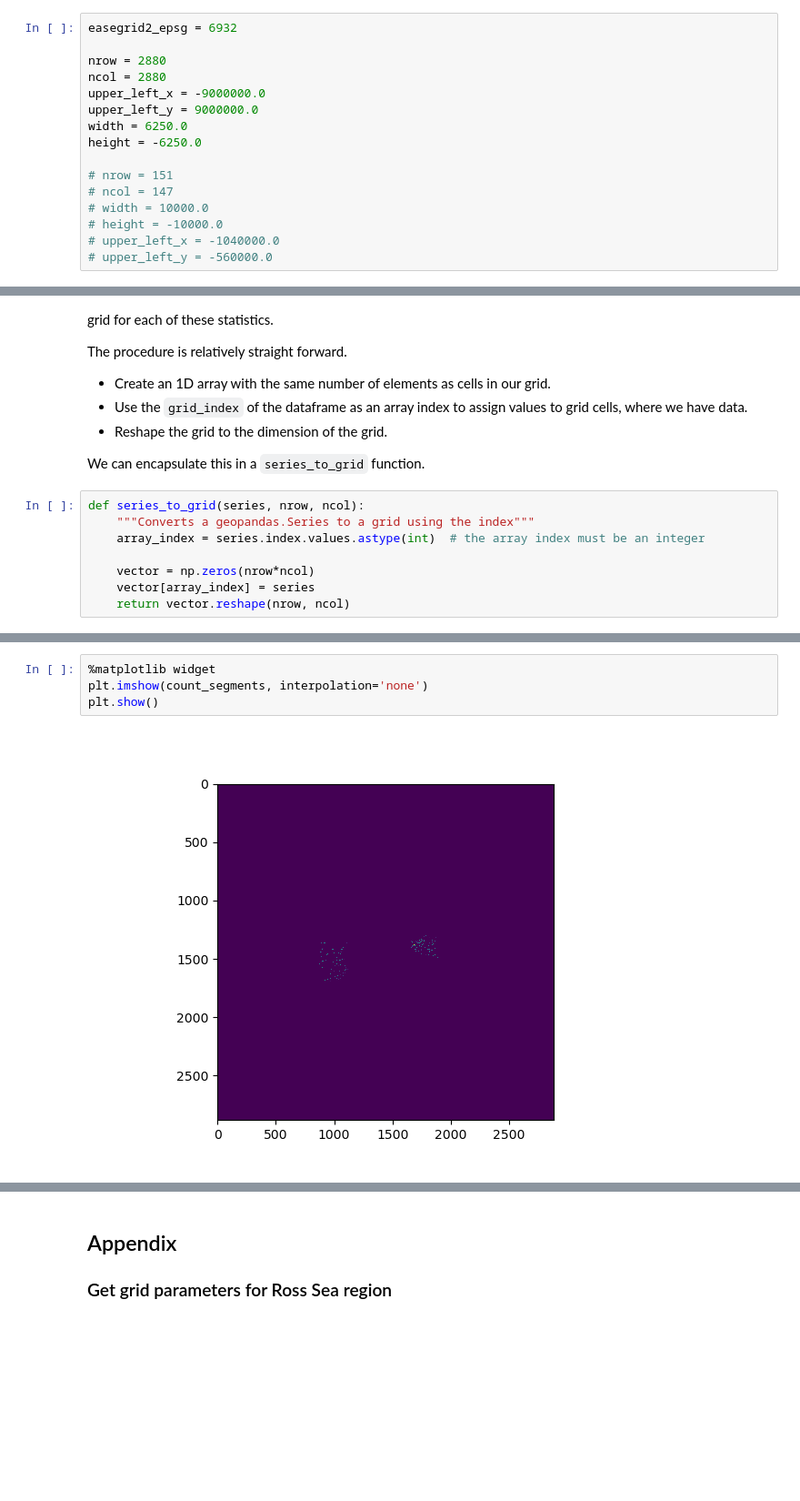
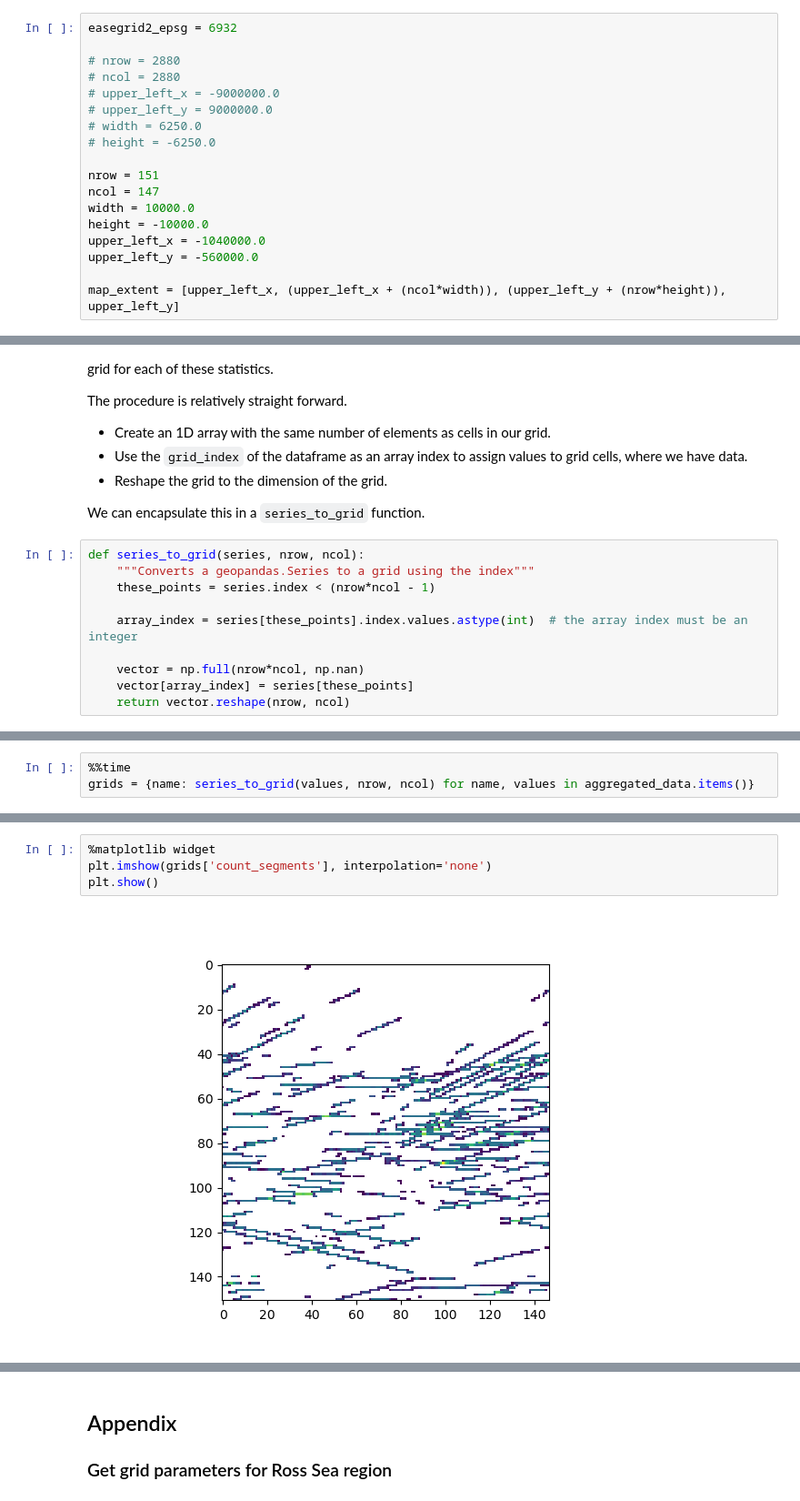
Before and after one commit to nsidc/NSIDC-Data-Tutorials, a Jupyter notebook: notebooks/ICESat-2_Cloud_Access/ATL10-h5coro.ipynb, the cells around one changed output, grey strips where cells are left out. Shown at 91% size. Cells and saved outputs as stored; diff of their text form; blank space fills up the shorter version.

Commit message:
add plotting

```diff
--- a/notebooks/ICESat-2_Cloud_Access/ATL10-h5coro.ipynb
+++ b/notebooks/ICESat-2_Cloud_Access/ATL10-h5coro.ipynb
@@ -229,19 +228,21 @@ We will use the standard 6.25 km grid.  To define the grid, we need the grid dim
 # %%
 easegrid2_epsg = 6932
 
-nrow = 2880
-ncol = 2880
-upper_left_x = -9000000.0
-upper_left_y = 9000000.0
-width = 6250.0
-height = -6250.0
+# nrow = 2880
+# ncol = 2880
+# upper_left_x = -9000000.0
+# upper_left_y = 9000000.0
+# width = 6250.0
+# height = -6250.0
 
-# nrow = 151
-# ncol = 147
-# width = 10000.0
-# height = -10000.0
-# upper_left_x = -1040000.0
-# upper_left_y = -560000.0
+nrow = 151
+ncol = 147
+width = 10000.0
+height = -10000.0
+upper_left_x = -1040000.0
+upper_left_y = -560000.0
+
+map_extent = [upper_left_x, (upper_left_x + (ncol*width)), (upper_left_y + (nrow*height)), upper_left_y]
 # %% [markdown]
 The first step is to reproject the points from geodetic coordinates (latitude and longitude) to projected coordinates (x, y).  Because the data are in a `geopandas.DataFrame` we can use the `to_crs` method.  This takes an EPSG code either as a numeric value (`6932`) or as a string (`"EPSG:6932"`).
 
@@ -456,8 +461,10 @@ We can encapsulate this in a `series_to_grid` function.
 # %%
 def series_to_grid(series, nrow, ncol):
     """Converts a geopandas.Series to a grid using the index"""
-    array_index = series.index.values.astype(int)  # the array index must be an integer
+    these_points = series.index < (nrow*ncol - 1)
 
-    vector = np.zeros(nrow*ncol)
-    vector[array_index] = series
+    array_index = series[these_points].index.values.astype(int)  # the array index must be an integer
+
+    vector = np.full(nrow*ncol, np.nan)
+    vector[array_index] = series[these_points]
     return vector.reshape(nrow, ncol)
@@ -473,0 +471,3 @@ count_segments.min(), count_segments.max()
+# %%
+%%time
+grids = {name: series_to_grid(values, nrow, ncol) for name, values in aggregated_data.items()}
@@ -474,6 +477,6 @@ count_segments.min(), count_segments.max()
 # %%
 %matplotlib widget
-plt.imshow(count_segments, interpolation='none')
+plt.imshow(grids['count_segments'], interpolation='none')
 plt.show()
 # %% [output]
-[figure, old version]
+[figure, new version]
```
Also changed, not shown: parts of 15 cells of this notebook.
